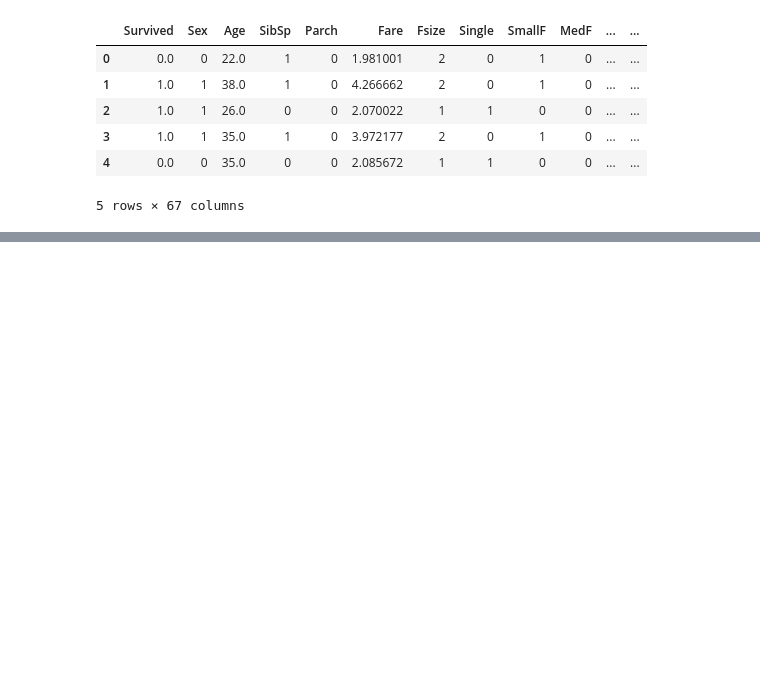
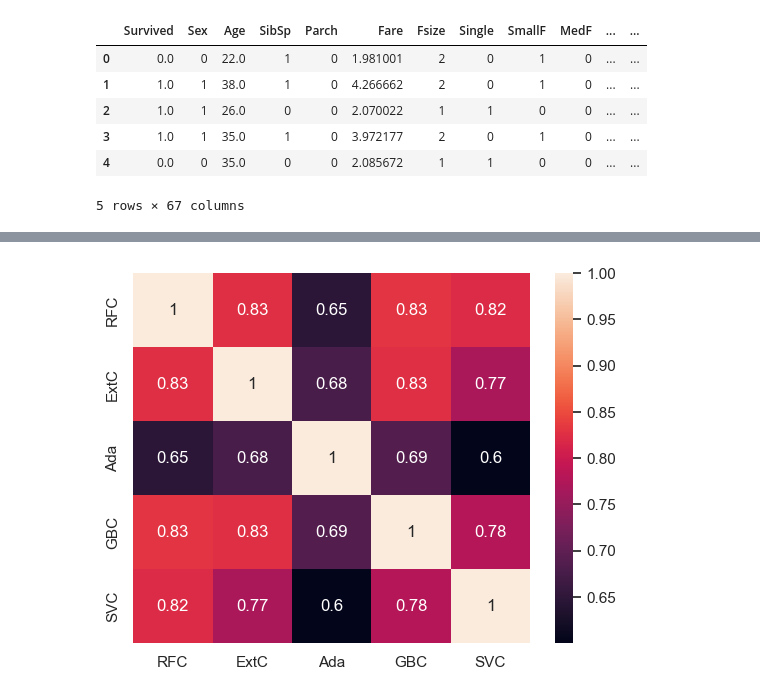
Before and after one commit to geniemo/kaggle-transcription, a Jupyter notebook: Titanic-Machine-Learning-From-Disaster/Titanic Top 4% with ensemble modeling/2.ipynb, the cells around one changed output, grey strips where cells are left out. Cells and saved outputs as stored; diff of their text form; code cells hidden in the pictures; blank space fills up the shorter version.

```diff
--- a/Titanic-Machine-Learning-From-Disaster/Titanic Top 4% with ensemble modeling/2.ipynb
+++ b/Titanic-Machine-Learning-From-Disaster/Titanic Top 4% with ensemble modeling/2.ipynb
@@ -833,0 +997,22 @@ dataset.head()
+# %%
+# Gradient boosting tunning
+
+GBC = GradientBoostingClassifier()
+gb_param_grid = {
+    "loss": ["log_loss"],  # 손실 함수
+    "n_estimators": [100, 200, 300],  # 생성할 약한 학습자(결정 트리) 수
+    "learning_rate": [0.1, 0.05, 0.01],  # 학습률
+    "max_depth": [4, 8],  # 각 결정 트리 최대 깊이
+    "min_samples_leaf": [100, 150],  # leaf node의 최소 샘플 수
+    "max_features": [0.3, 0.1],  # 각 분할 시 사용할 최대 특징 수 비율
+}
+
+gsGBC = GridSearchCV(
+    GBC, param_grid=gb_param_grid, cv=kfold, scoring="accuracy", n_jobs=4, verbose=1
+)
+
+gsGBC.fit(X_train, y_train)
+
+GBC_best = gsGBC.best_estimator_
+
+gsGBC.best_score_
@@ -833,0 +1178,19 @@ dataset.head()
+# %%
+test_Survived_RFC = pd.Series(RFC_best.predict(test), name="RFC")
+test_Survived_ExtC = pd.Series(ExtC_best.predict(test), name="ExtC")
+test_Survived_SVMC = pd.Series(SVMC_best.predict(test), name="SVC")
+test_Survived_AdaC = pd.Series(ada_best.predict(test), name="Ada")
+test_Survived_GBC = pd.Series(GBC_best.predict(test), name="GBC")
+
+# Concatenate all classifier results
+ensemble_results = pd.concat(
+    [
+        test_Survived_RFC,
+        test_Survived_ExtC,
+        test_Survived_AdaC,
+        test_Survived_GBC,
+        test_Survived_SVMC,
+    ],
+    axis=1,
+)
+ensemble_results
@@ -833,0 +1211,4 @@ dataset.head()
+# %%
+g = sns.heatmap(ensemble_results.corr(), annot=True)
+# %% [output]
+[figure, added]
```
Also changed, not shown: parts of 40 cells of this notebook.
